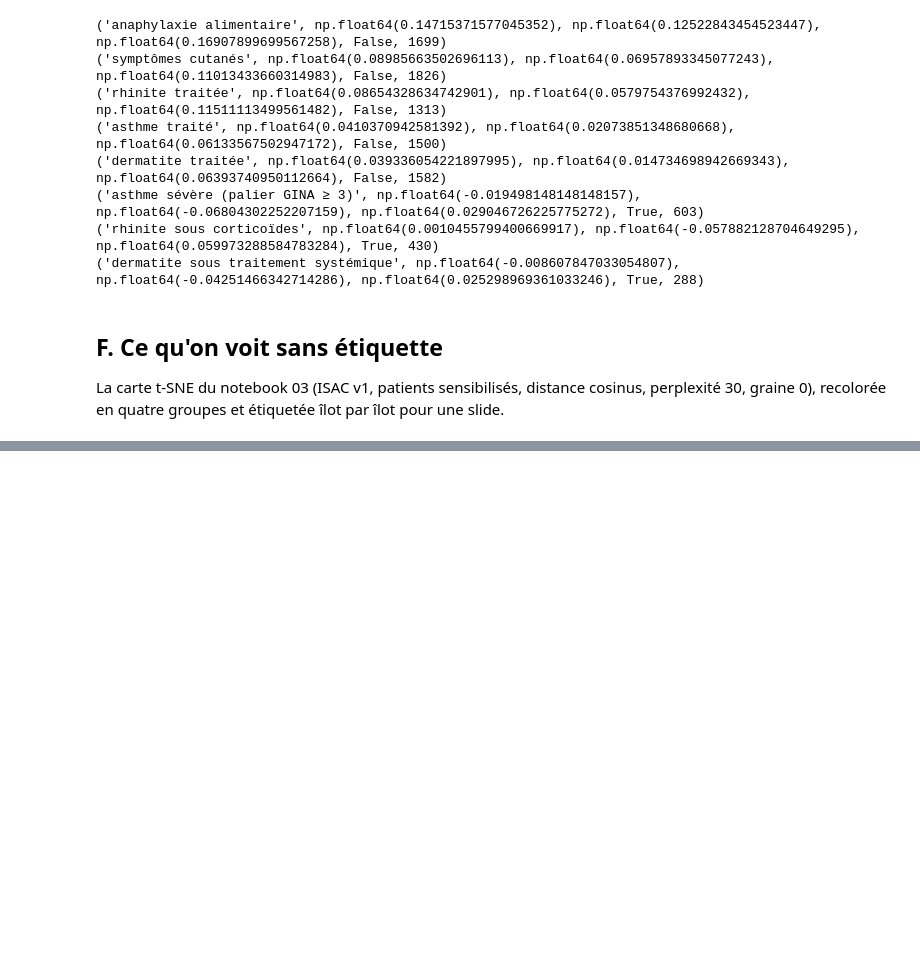
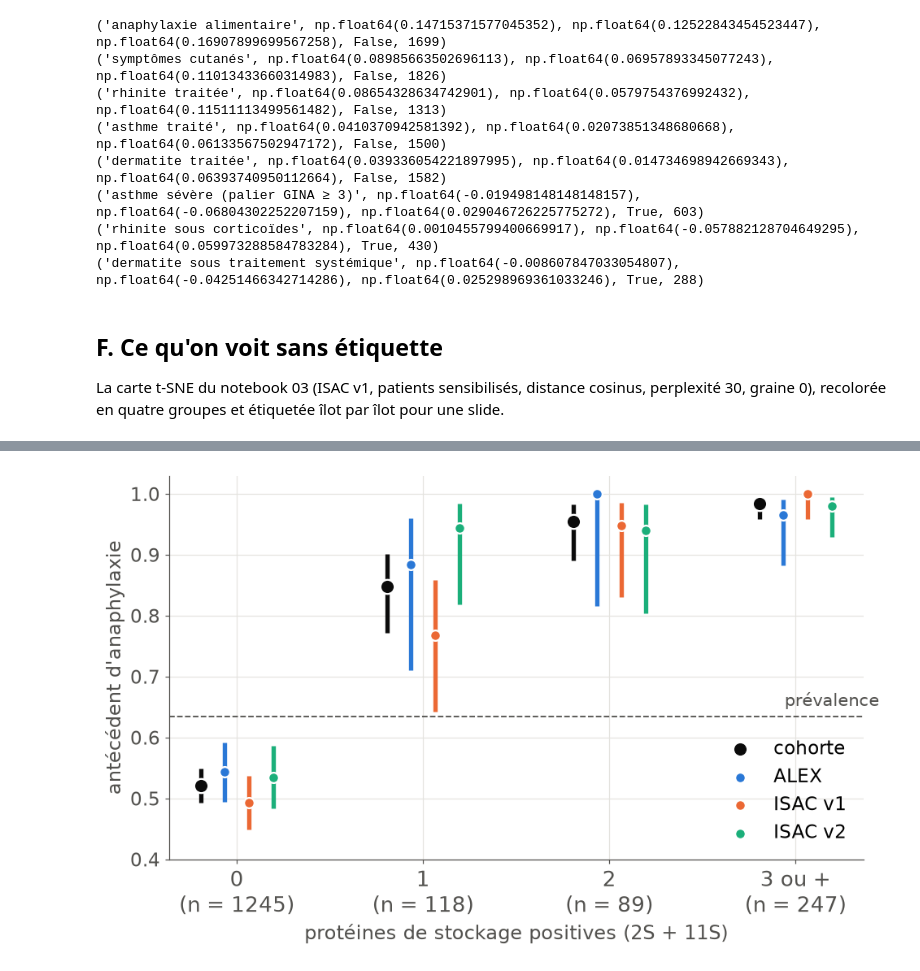
Before and after one commit to lucastabary/Allergen-Chip-Challenge, a Jupyter notebook: notebooks/06_lt_story_figures.ipynb, the cells around one changed output, grey strips where cells are left out. Drawn from its saved outputs; the diff is of its cells as text; code cells hidden in the pictures; blank space fills up the shorter version.

```diff
--- a/notebooks/06_lt_story_figures.ipynb
+++ b/notebooks/06_lt_story_figures.ipynb
@@ -373,0 +384,27 @@ Name: count, dtype: int64
+# %%
+from acc.score import wilson as _wilson  # noqa: F401
+
+risk = pd.read_csv(RUNS / "score" / "risk_table.csv")
+CHIP_COL = {"all": INK, "ALEX": BLUE, "ISAC_V1": ORANGE, "ISAC_V2": "#1baf7a"}
+CHIP_LAB = {"all": "cohorte", "ALEX": "ALEX", "ISAC_V1": "ISAC v1", "ISAC_V2": "ISAC v2"}
+fig, ax = plt.subplots(figsize=(9, 5.6))
+for j, g in enumerate(["all", "ALEX", "ISAC_V1", "ISAC_V2"]):
+    r = risk[risk.chip == g]
+    x = r.level + (j - 1.5) * 0.13
+    ax.vlines(x, r.lo, r.hi, color=CHIP_COL[g], lw=3.5)
+    ax.scatter(x, r.risk, s=(130 if g == "all" else 70), color=CHIP_COL[g], edgecolors="white", linewidths=1.5,
+               zorder=3, label=CHIP_LAB[g])
+ax.axhline(0.634, color=MUTED, lw=1.2, ls="--")
+ax.text(3.45, 0.645, "prévalence", color=MUTED, fontsize=14, ha="right", va="bottom")
+ns = risk[risk.chip == "all"].set_index("level")["n"]
+ax.set_xticks(range(4), [f"{k}\n(n = {ns[i]})" for i, k in enumerate(["0", "1", "2", "3 ou +"])], fontsize=17)
+ax.tick_params(axis="y", labelsize=15)
+ax.set_xlabel("protéines de stockage positives (2S + 11S)", fontsize=16)
+ax.set_ylabel("antécédent d'anaphylaxie", fontsize=16)
+ax.set_ylim(0.4, 1.03)
+ax.legend(frameon=False, fontsize=15, loc="lower right")
+fig.tight_layout()
+fig.savefig(FIG / "06_score_risk.png", dpi=200, bbox_inches="tight")
+plt.show()
+# %% [output]
+[figure, added]
```
Also changed, not shown: parts of 5 cells of this notebook, 4 other files.
